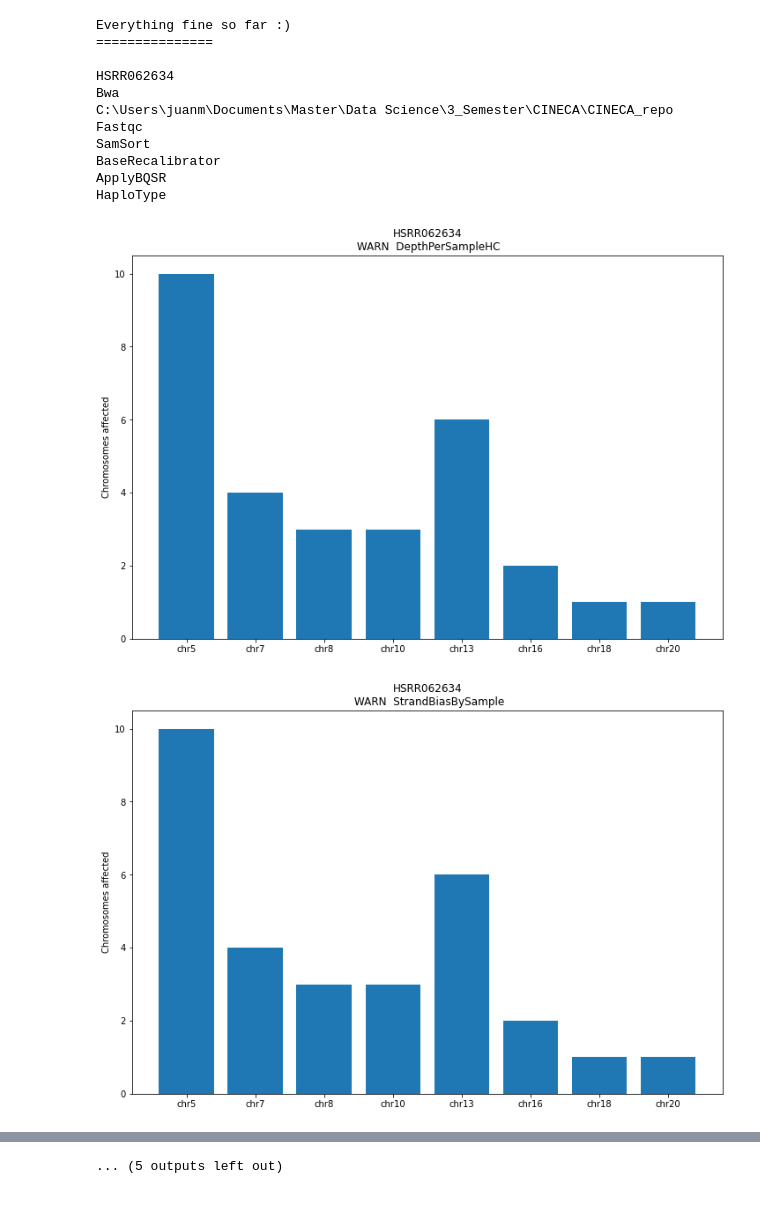
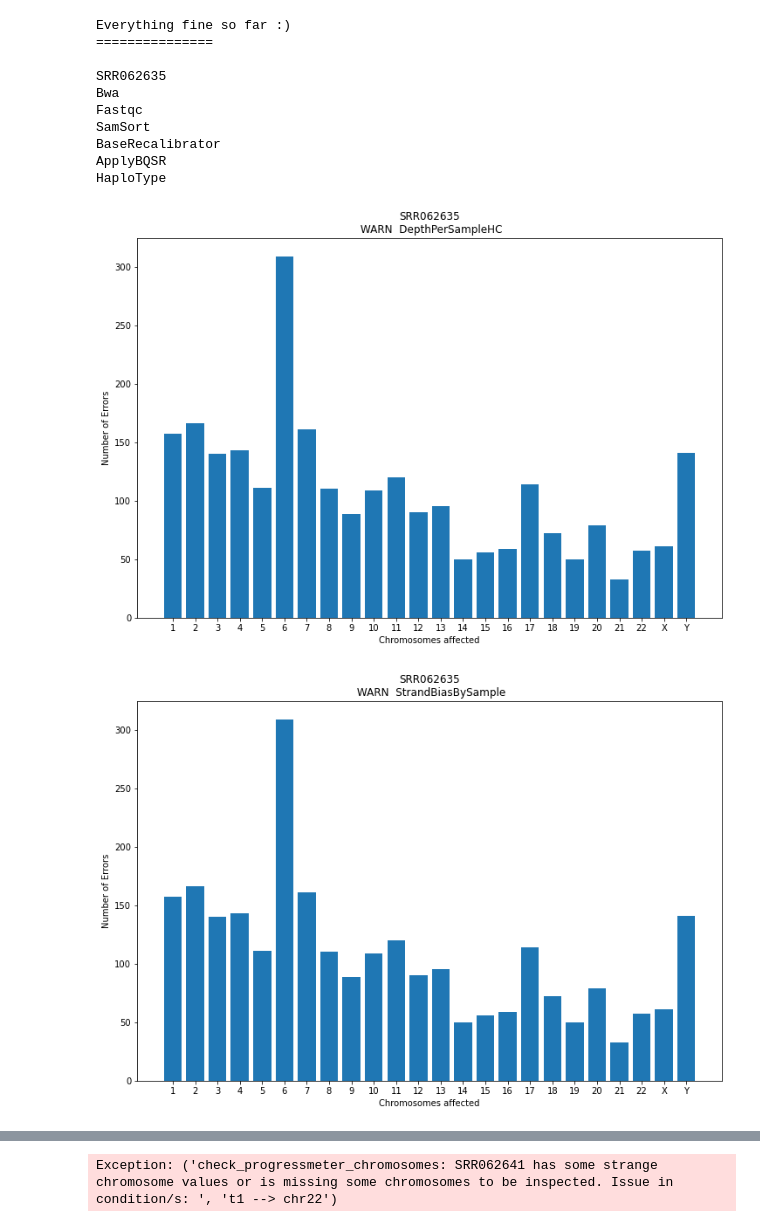
Before and after one commit to JuanMataNaranjo/CINECA_repo, a Jupyter notebook: Testing.ipynb, the cells around one changed output, grey strips where cells are left out. Drawn from its saved outputs; the diff is of its cells as text; code cells hidden in the pictures.

Commit message:
Update based on correct log samples

```diff
--- a/Testing.ipynb
+++ b/Testing.ipynb
@@ -19,28 +14,31 @@ samples = ['HSRR062625', 'HSRR062634', 'HSRR062645', 'HSRR062650']
+# %%
+samples = [#'HSRR062616',
+           'SRR062634', 'SRR062635', 'SRR062641']
 # %%
 for sample in samples:
     print(sample)
     print('Bwa')
-    bwa_class = Bwa(path='data/bwa/', sample=sample)
-    bwa_class.check_log()
+    bwa_class = Bwa(path='data/correct_logs/bwa/', sample=sample)
+    #bwa_class.check_log()
 
     print('Fastqc')
-    fastqc_class = Fastqc(path='data/fastqc/', sample=sample)
+    fastqc_class = Fastqc(path='data/correct_logs/fastqc/', sample=sample)
     fastqc_class.check_log()
 
     print('SamSort')
-    samsort_class = SamSort(path='data/samsort/', sample=sample)
+    samsort_class = SamSort(path='data/correct_logs/samsort/', sample=sample)
     samsort_class.check_log()
 
     print('BaseRecalibrator')
-    baserecalibrator_class = BaseRecalibrator(path='data/baserecalibrator/', sample=sample)
+    baserecalibrator_class = BaseRecalibrator(path='data/correct_logs/baserecalibrator/', sample=sample)
     baserecalibrator_class.check_log()
 
     print('ApplyBQSR')
-    applybqsr_class = ApplyBQSR(path='data/applybqsr/', sample=sample)
+    applybqsr_class = ApplyBQSR(path='data/correct_logs/applybqsr/', sample=sample)
     applybqsr_class.check_log()
 
     print('HaploType')
-    haplo_class = HaploType(path='data/haplotypecaller/', sample=sample)
+    haplo_class = HaploType(path='data/correct_logs/haplotypecaller/', sample=sample)
     haplo_class.check_log()
     print('Everything fine so far :)')
     print('===============')
@@ -60,13 +57,12 @@ HaploType
 Everything fine so far :)
 ===============
 
-HSRR062634
+SRR062635
 Bwa
-C:\Users\juanm\Documents\Master\Data Science\3_Semester\CINECA\CINECA_repo
 Fastqc
 SamSort
 BaseRecalibrator
 ApplyBQSR
 HaploType
-[figure, old version]
+[figure, new version]
-[figure, old version]
+[figure, new version]
@@ -88 +79 @@ HaploType
-... (5 outputs left out)
+Exception: ('check_progressmeter_chromosomes: SRR062641 has some strange chromosome values or is missing some chromosomes to be inspected. Issue in condition/s: ', 't1 --> chr22')
```
Also changed, not shown: parts of 4 cells of this notebook, 1 other file.
